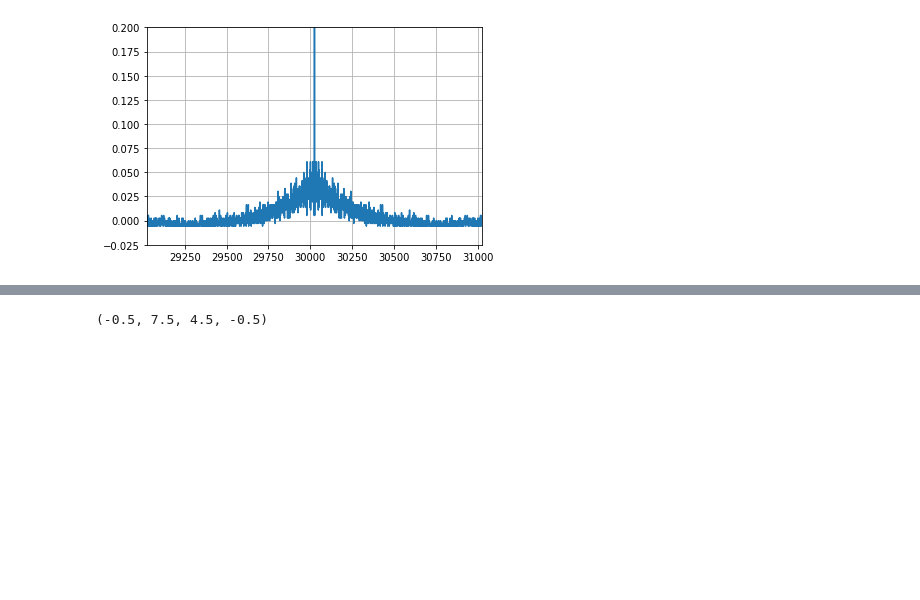
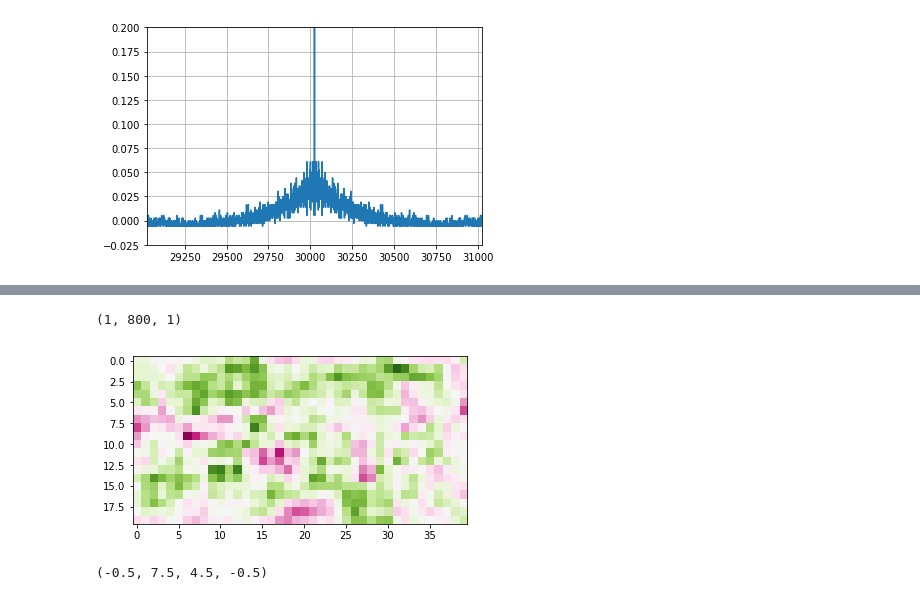
Before and after one commit to zdeblick/fun-con, a Jupyter notebook: Shared_params_predefined_classes.ipynb, the cells around one changed output, grey strips where cells are left out. Drawn from its saved outputs; the diff is of its cells as text; code cells hidden in the pictures; blank space fills up the shorter version.

```diff
--- a/Shared_params_predefined_classes.ipynb
+++ b/Shared_params_predefined_classes.ipynb
@@ -367,0 +373,7 @@ plt.axis('tight')
+# %%
+m = max(np.max(np.max(F)),-np.min(np.min(F)))
+plt.imshow(F.reshape(20,40),cmap='PiYG',vmin=-m,vmax=m)
+print F.shape
+# %% [output]
+(1, 800, 1)
+[figure, added]
```
Also changed, not shown: parts of 8 cells of this notebook, 18 other files.
